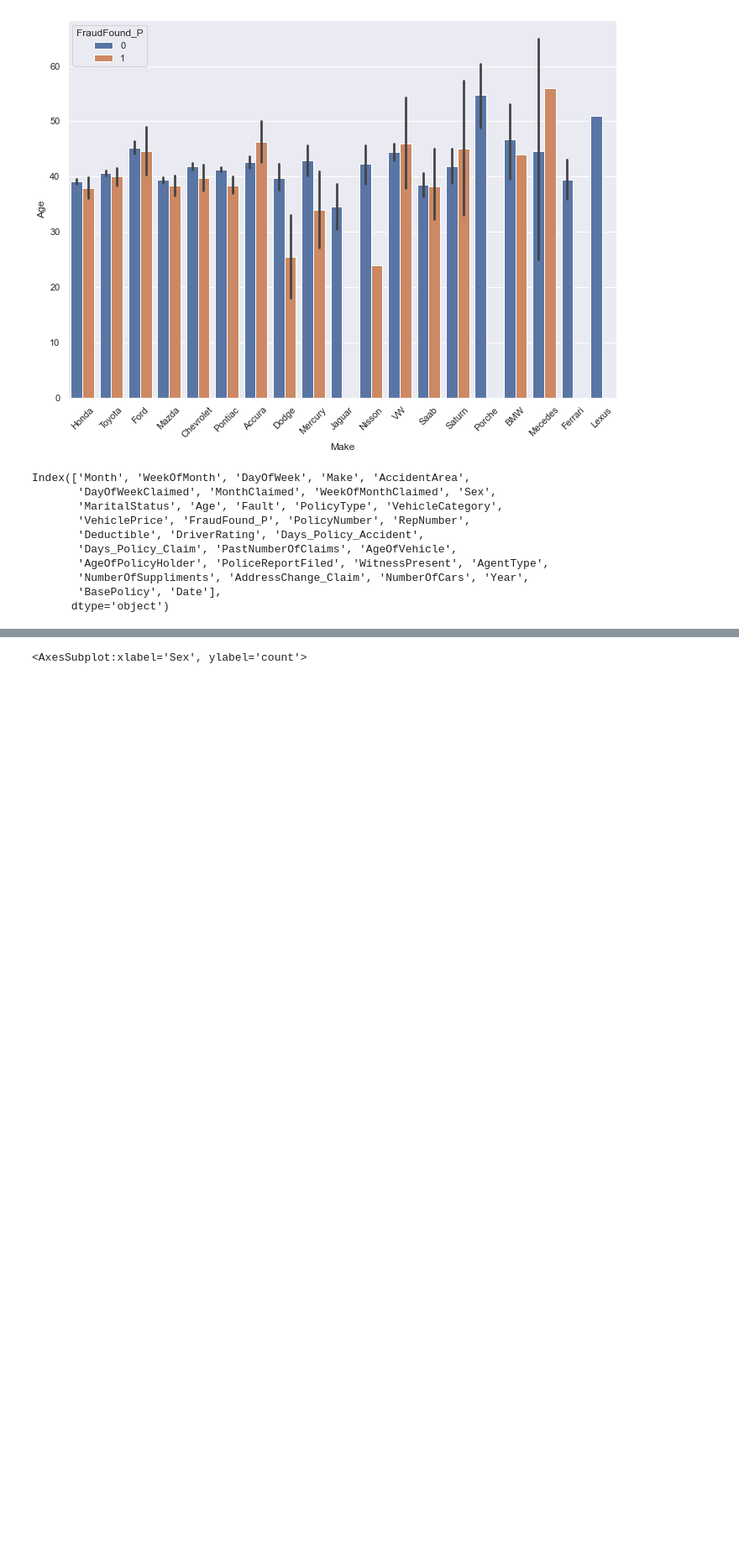
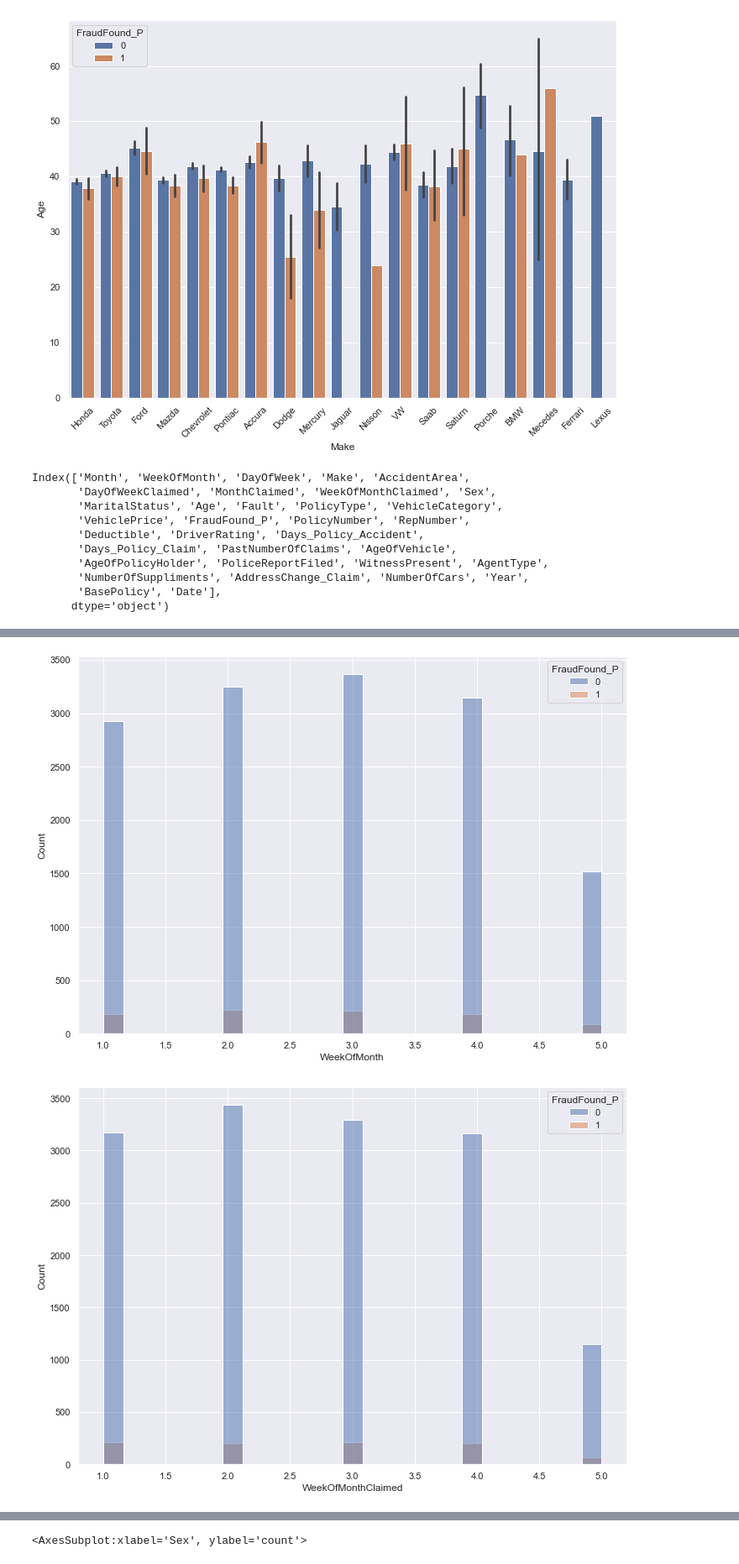
Before and after one commit to smirs/car-insurance-fraud-detection, a Jupyter notebook: fraud_detection.ipynb, the cells around one changed output, grey strips where cells are left out. Shown: that part at 84% size. Saved outputs shown, nothing was run; the diff lists cells and outputs as text; code cells hidden in the pictures; blank space fills up the shorter version.

```diff
--- a/fraud_detection.ipynb
+++ b/fraud_detection.ipynb
@@ -190,0 +287,8 @@ Index(['Month', 'WeekOfMonth', 'DayOfWeek', 'Make', 'AccidentArea',
+# %%
+import matplotlib.pyplot as plt
+for i in numerical:
+    plt.figure()
+    sns.histplot(data=fraud_data_cleaned, x=i, hue="FraudFound_P")
+# %% [output]
+[figure, added]
+[figure, added]
```
Also changed, not shown: parts of 14 cells of this notebook.
